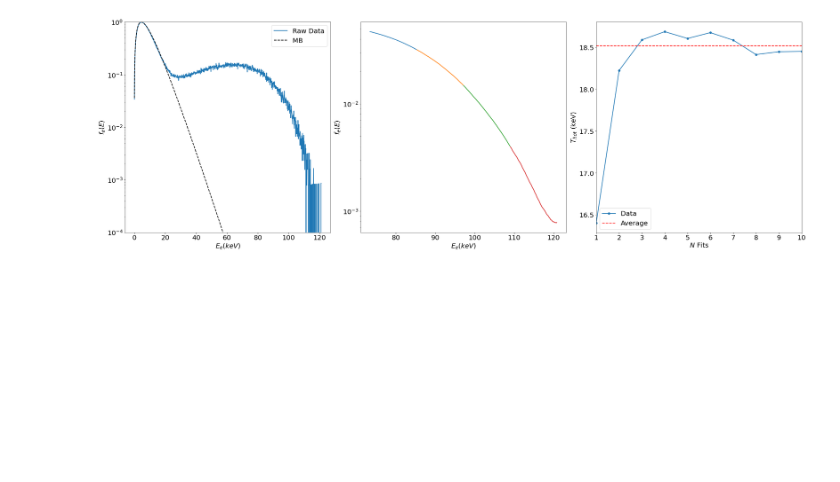
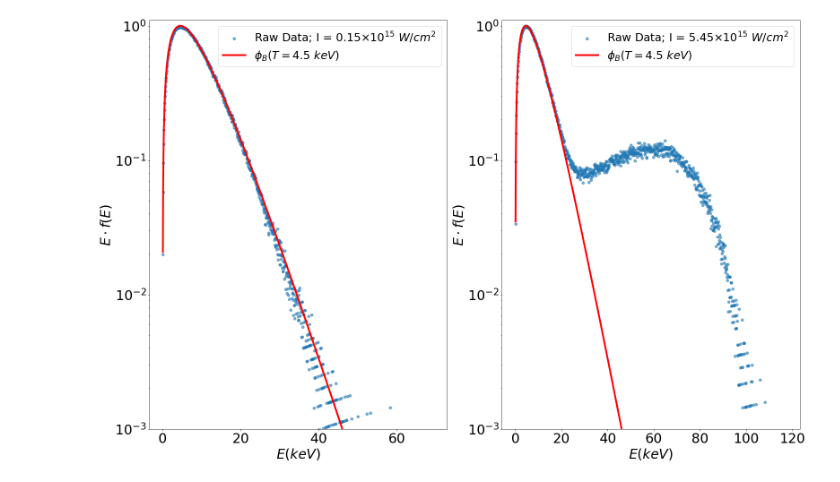
Before and after one commit to gosling123/epoch_surra, a Jupyter notebook: hot_e_panel.ipynb, the cells around one changed output. Cells and saved outputs as stored; diff of their text form; code cells hidden in the pictures; blank space fills up the shorter version.

```diff
--- a/hot_e_panel.ipynb
+++ b/hot_e_panel.ipynb
@@ -2,14 +2,13 @@
 from epoch_scripts.hot_elec_calc import *
 # %%
 dir = 'Data_2D_1/Data_1'
+dir2 = 'Data_25'
 # %%
 he = hot_electron(dir = dir)
+he2 = hot_electron(dir = dir2)
 # %%
-f, (ax1, ax2, ax3) = plt.subplots(1, 3)
-he.get_flux_dist(ax = ax1, plot=True, log = True)
-he.split_dist(n = 4, ax = ax2, plot=True, log = True)
-he.get_hot_e_temp(n = 10, ax = ax3, plot = True)
-
-plt.gcf().set_size_inches(30,10)
+f, (ax1, ax2) = plt.subplots(1, 2)
+he.get_flux_dist(ax = ax2, plot=True, log = True)
+he2.get_flux_dist(ax = ax1, plot=True, log = True)
 # %% [output]
-[figure, old version]
+[figure, new version]
```
Also changed, not shown: parts of 2 cells of this notebook, 20 other files.
